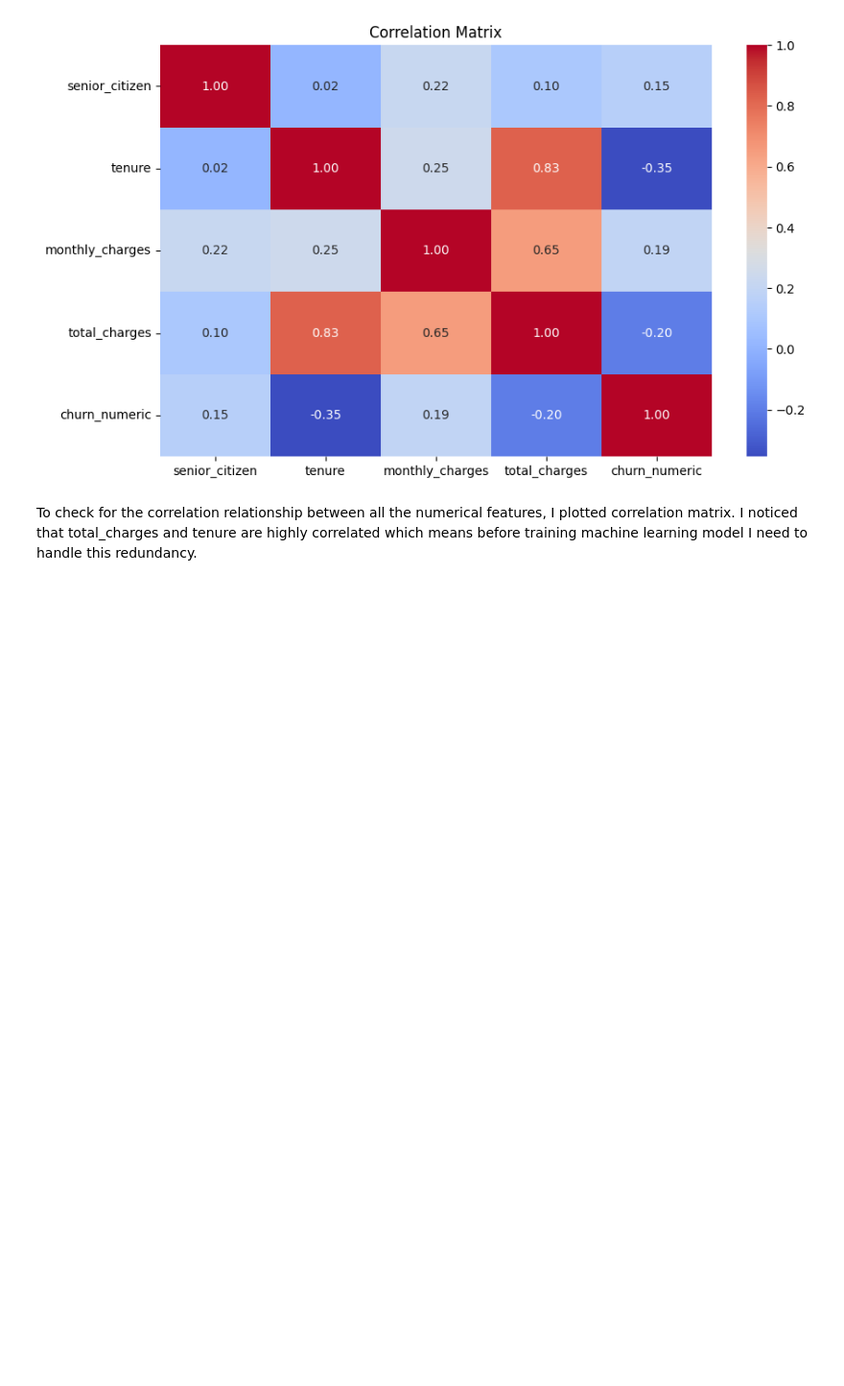
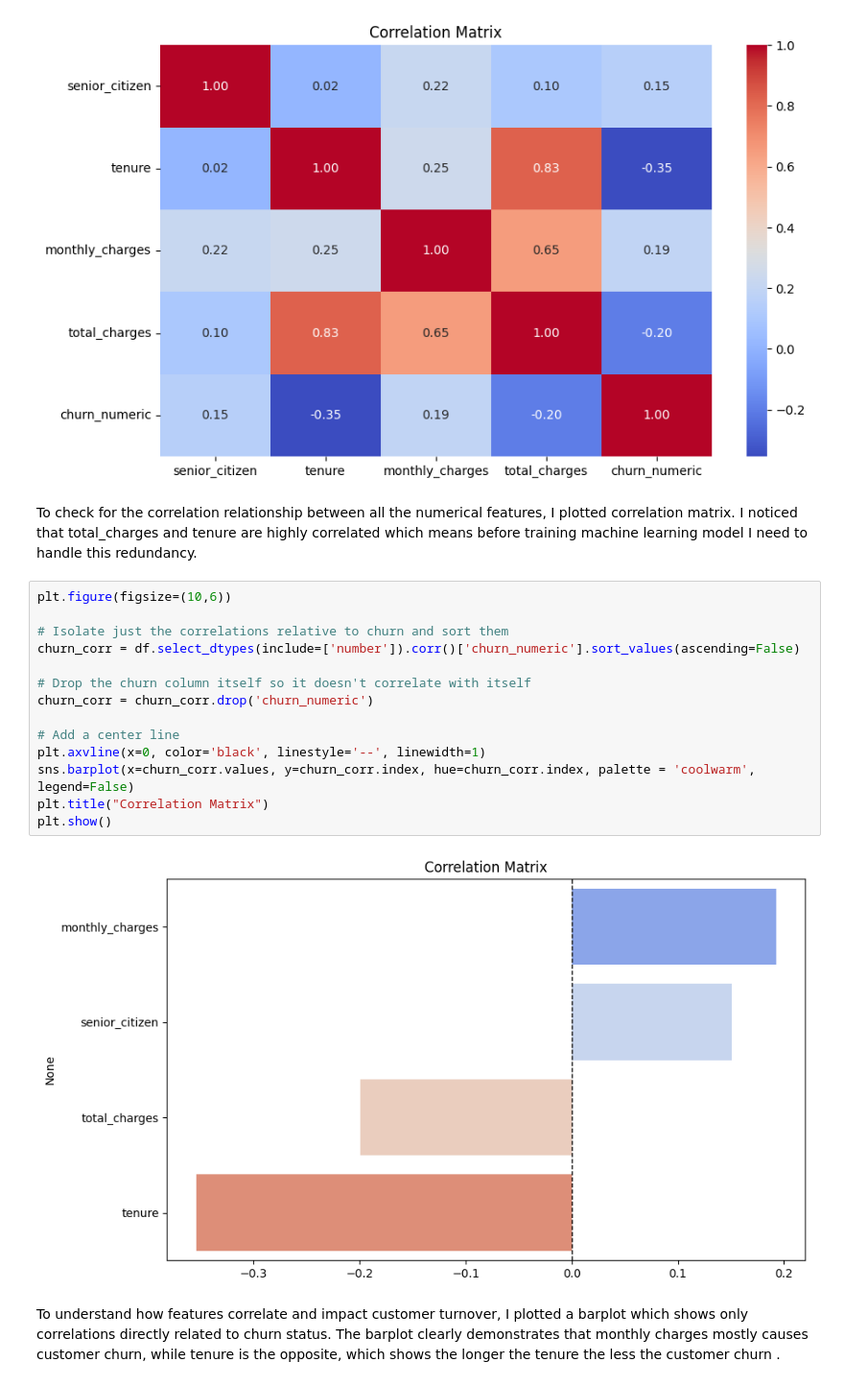
Before and after one commit to shlokzz/Customer-Churn-Prediction-Project, a Jupyter notebook: notebook/04_visual_eda.ipynb, the cells around one changed output. Shown at 96% size. Cells and saved outputs as stored; diff of their text form; blank space fills up the shorter version.

Commit message:
Add target-isolated correlation analysis

```diff
--- a/notebook/04_visual_eda.ipynb
+++ b/notebook/04_visual_eda.ipynb
@@ -220,3 +220,21 @@ plt.show()
 [figure]
 # %% [markdown]
 To check for the correlation relationship between all the numerical features, I plotted correlation matrix. I noticed that total_charges and tenure are highly correlated which means before training machine learning model I need to handle this redundancy.
+# %%
+plt.figure(figsize=(10,6))
+
+# Isolate just the correlations relative to churn and sort them
+churn_corr = df.select_dtypes(include=['number']).corr()['churn_numeric'].sort_values(ascending=False)
+
+# Drop the churn column itself so it doesn't correlate with itself
+churn_corr = churn_corr.drop('churn_numeric')
+
+# Add a center line
+plt.axvline(x=0, color='black', linestyle='--', linewidth=1)
+sns.barplot(x=churn_corr.values, y=churn_corr.index, hue=churn_corr.index, palette = 'coolwarm', legend=False)
+plt.title("Correlation Matrix")
+plt.show()
+# %% [output]
+[figure, added]
+# %% [markdown]
+To understand how features correlate and impact customer turnover, I plotted a barplot which shows only correlations directly related to churn status. The barplot clearly demonstrates that monthly charges mostly causes customer churn, while tenure is the opposite, which shows the longer the tenure the less the customer churn .
```
